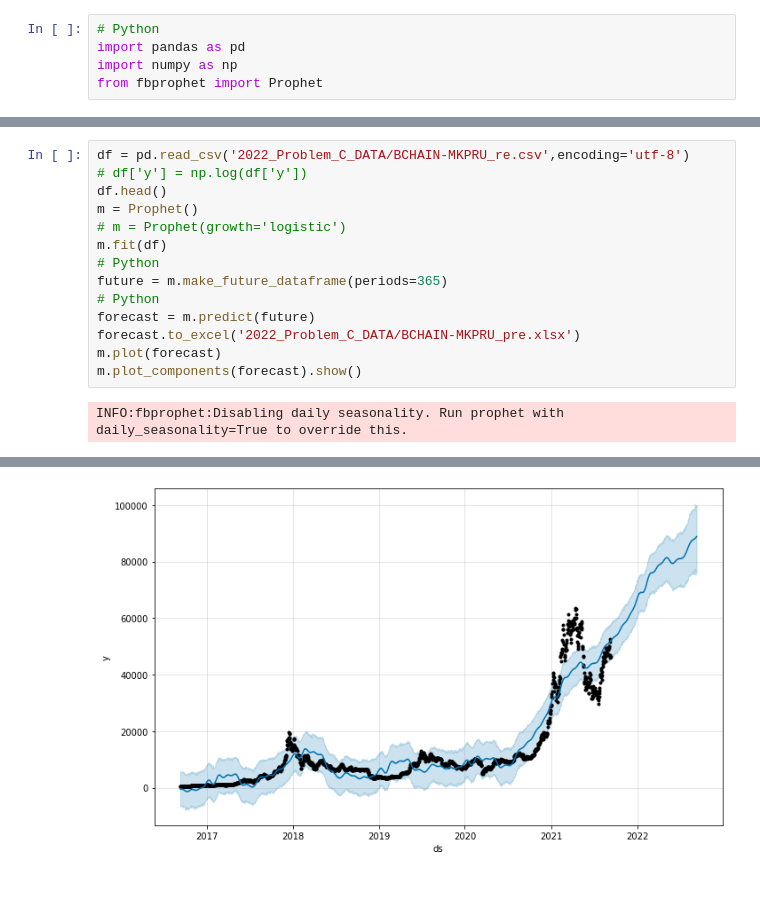
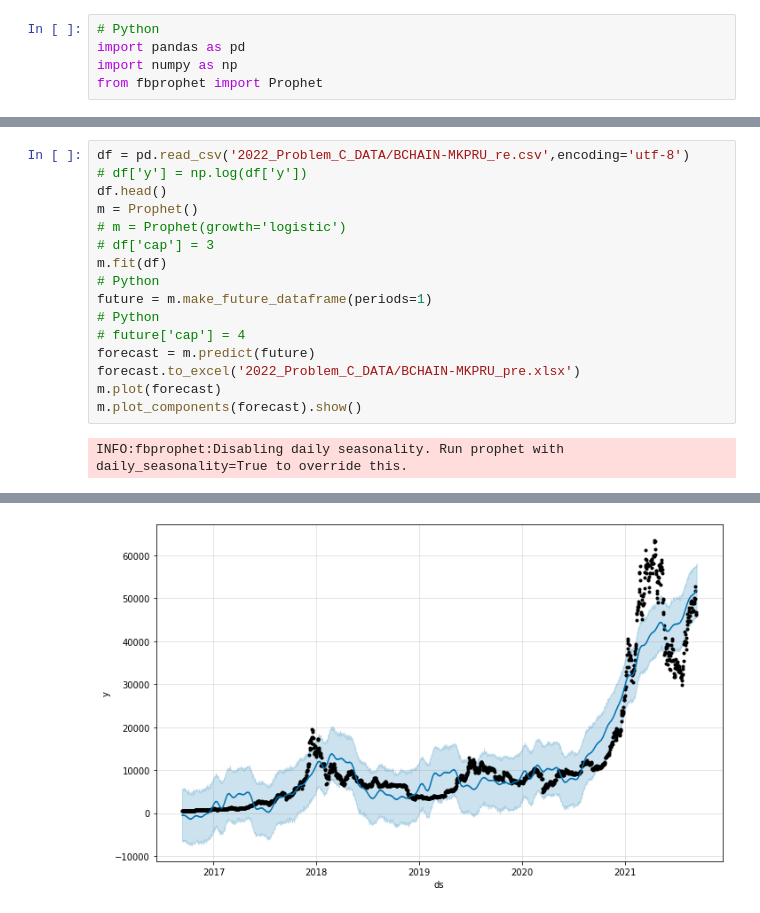
Before and after one commit to id-none/TradingStrategies, a Jupyter notebook: Prophet.ipynb, the cells around one changed output, grey strips where cells are left out. Saved outputs shown, nothing was run; the diff lists cells and outputs as text.

```diff
--- a/Prophet.ipynb
+++ b/Prophet.ipynb
@@ -43,32 +46,34 @@ df = pd.read_csv('2022_Problem_C_DATA/BCHAIN-MKPRU_re.csv',encoding='utf-8')
 # df['y'] = np.log(df['y'])
 df.head()
 m = Prophet()
 # m = Prophet(growth='logistic')
+# df['cap'] = 3
 m.fit(df)
 # Python
-future = m.make_future_dataframe(periods=365)
+future = m.make_future_dataframe(periods=1)
 # Python
+# future['cap'] = 4
 forecast = m.predict(future)
 forecast.to_excel('2022_Problem_C_DATA/BCHAIN-MKPRU_pre.xlsx')
 m.plot(forecast)
 m.plot_components(forecast).show()
 # %% [output]
 INFO:fbprophet:Disabling daily seasonality. Run prophet with daily_seasonality=True to override this.
 Initial log joint probability = -54.991
     Iter      log prob        ||dx||      ||grad||       alpha      alpha0  # evals  Notes
       99       3606.31     0.0209814       385.173           1           1      127
     Iter      log prob        ||dx||      ||grad||       alpha      alpha0  # evals  Notes
      199       3623.96      0.001788       101.488           1           1      258
     Iter      log prob        ||dx||      ||grad||       alpha      alpha0  # evals  Notes
      299       3635.71   0.000739412       145.184      0.1421      0.4299      396
     Iter      log prob        ||dx||      ||grad||       alpha      alpha0  # evals  Notes
      377        3640.2   0.000305757       135.781   2.912e-06       0.001      535  LS failed, Hessian reset
      399       3641.19    0.00247743       99.1324           1           1      561
     Iter      log prob        ||dx||      ||grad||       alpha      alpha0  # evals  Notes
      499       3642.66   0.000248388        93.626           1           1      685
 ... (6 lines left out)
      712       3647.53   1.42613e-05       69.2669   2.048e-07       0.001     1037  LS failed, Hessian reset
      734       3647.53   1.27036e-07       57.0153      0.1638      0.9405     1069
 Optimization terminated normally:
   Convergence detected: relative gradient magnitude is below tolerance
-[figure, old version]
+[figure, new version]
```
Also changed, not shown: parts of 2 cells of this notebook, 12 other files.
